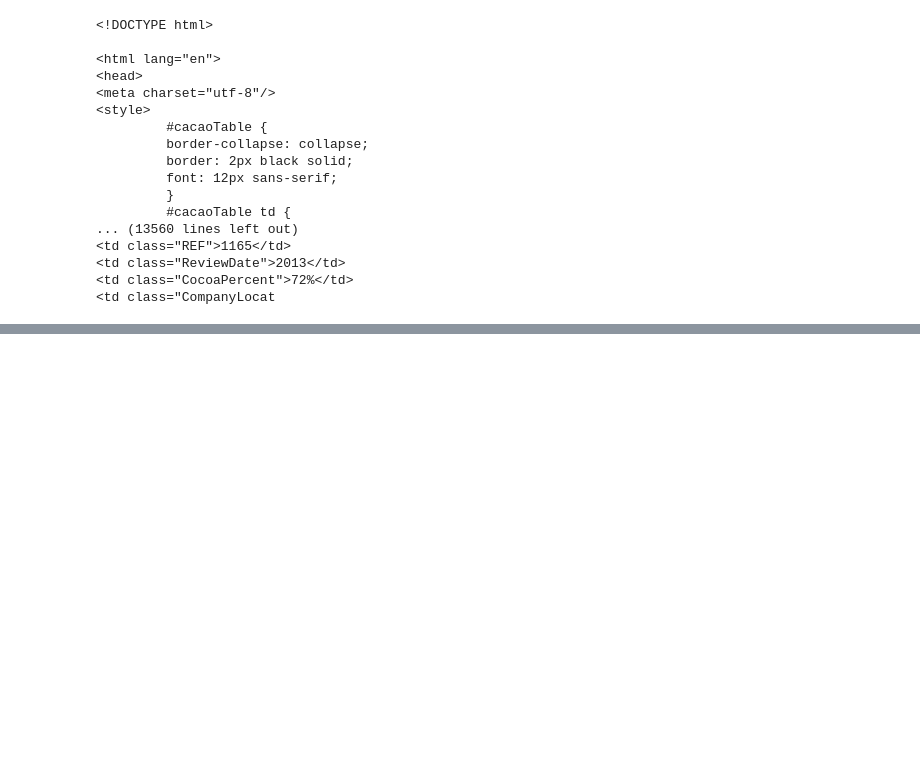
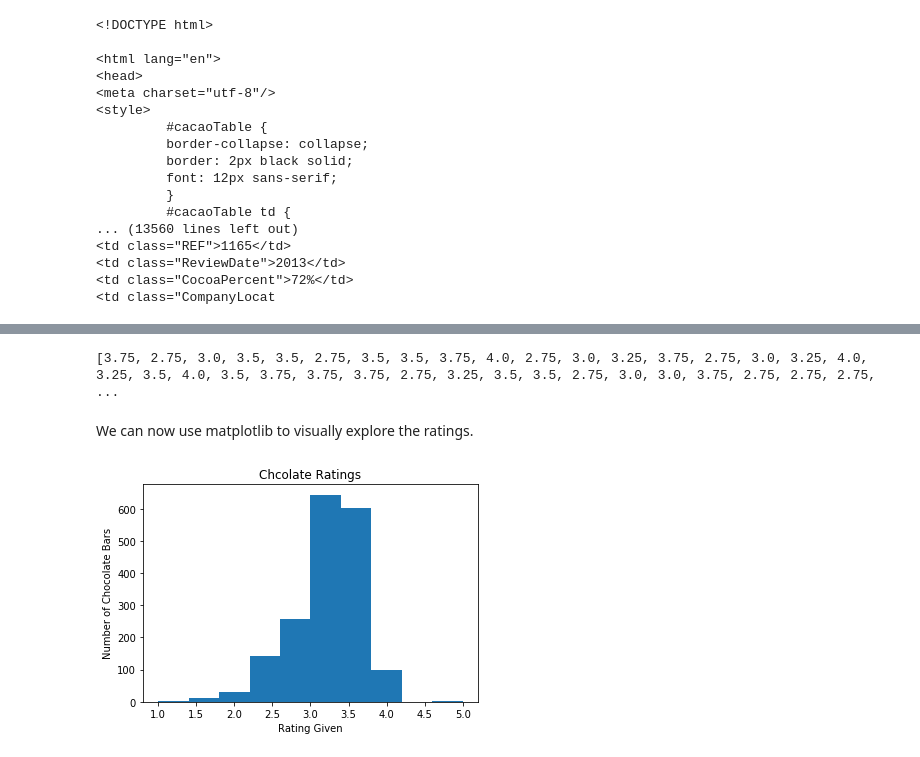
Before and after one commit to johnjkieffer/Chocolate_Scraping, a Jupyter notebook: Chocolate_Scraping.ipynb, the cells around one changed output, grey strips where cells are left out. Cells and saved outputs as stored; diff of their text form; code cells hidden in the pictures; blank space fills up the shorter version.

```diff
--- a/Chocolate_Scraping.ipynb
+++ b/Chocolate_Scraping.ipynb
@@ -44,0 +53,24 @@ print(soup)
+# %%
+elements = soup.find_all(attrs={"class":"Rating"})
+ratings = []
+for cell in elements:
+    # The first element contains the text "Rating" rather than an actual score
+    try:
+        score = float(cell.text)
+        ratings.append(score)
+    except:
+        pass
+
+print(ratings)
+# %% [output]
+[3.75, 2.75, 3.0, 3.5, 3.5, 2.75, 3.5, 3.5, 3.75, 4.0, 2.75, 3.0, 3.25, 3.75, 2.75, 3.0, 3.25, 4.0, 3.25, 3.5, 4.0, 3.5, 3.75, 3.75, 3.75, 2.75, 3.25, 3.5, 3.5, 2.75, 3.0, 3.0, 3.75, 2.75, 2.75, 2.75, ...
+# %% [markdown]
+We can now use matplotlib to visually explore the ratings.
+# %%
+plt.hist(ratings)
+plt.title("Chcolate Ratings")
+plt.xlabel("Rating Given")
+plt.ylabel("Number of Chocolate Bars")
+plt.show()
+# %% [output]
+[figure, added]
```
Also changed, not shown: parts of 10 cells of this notebook.
